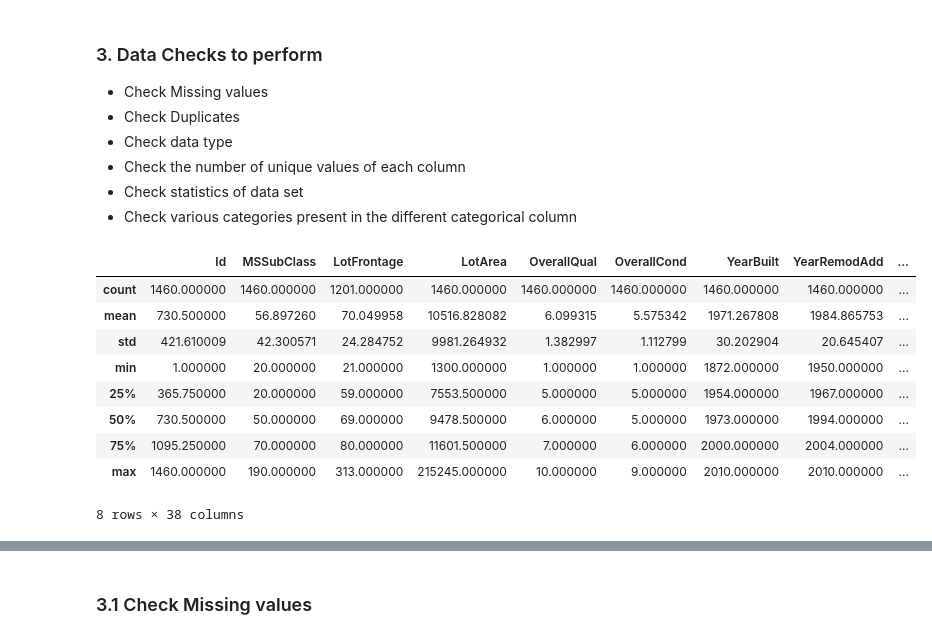
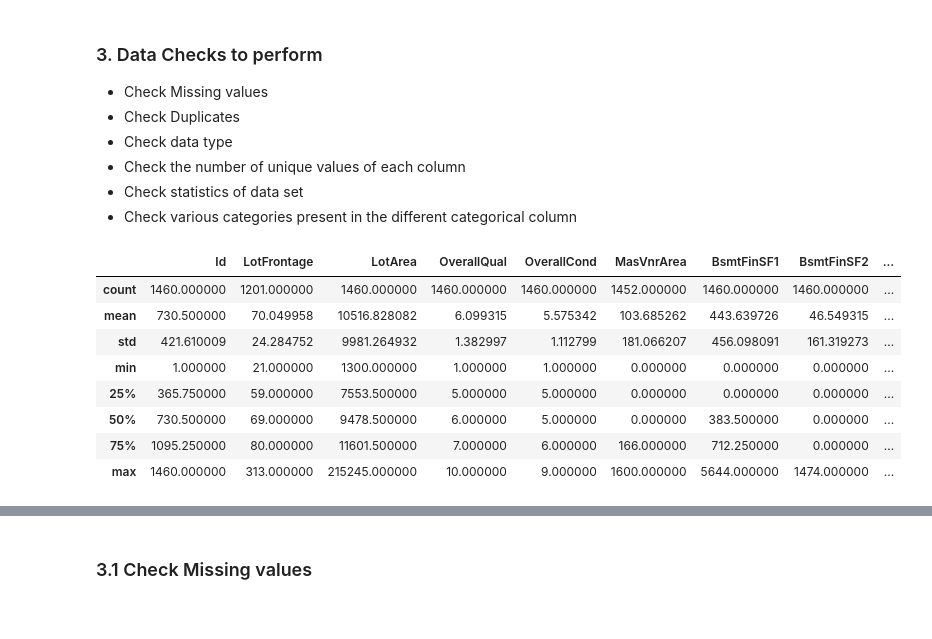
Before and after one commit to VeerendraK153/ml-project-e2e, a Jupyter notebook: notebook/House Price Prediction EDA.ipynb, the cells around one changed output, grey strips where cells are left out. Drawn from its saved outputs; the diff is of its cells as text; code cells hidden in the pictures.

```diff
--- a/notebook/House Price Prediction EDA.ipynb
+++ b/notebook/House Price Prediction EDA.ipynb
@@ -50,0 +69,8 @@ df.head()
+# %%
+df_copy = df.copy()
+# %%
+df_copy['MSSubClass'] = df_copy['MSSubClass'].astype('str') # Since MSSubClass is a categorical variable, we convert it to string type
+df_copy['age']=df['YrSold']-df['YearBuilt'] #calculate age of the house
+df_copy['age_mod']=df['YearRemodAdd']-df['YearBuilt'] #calculate age of the house before remodeling
+df_copy['garage_age']=df['YrSold']-df['GarageYrBlt'] #calculate age of the garage
+df_copy.drop(['YrSold','YearBuilt','YearRemodAdd','GarageYrBlt'],axis=1,inplace=True) #remove the columns that are not needed anymore
@@ -96,15 +123,14 @@ Index(['Id', 'MSSubClass', 'MSZoning', 'LotFrontage', 'LotArea', 'Street',
 - Check statistics of data set
 - Check various categories present in the different categorical column
 # %%
-df.describe()
+df_copy.describe()
 # %% [output]
-|  | Id | MSSubClass | LotFrontage | LotArea | OverallQual | OverallCond | YearBuilt | YearRemodAdd | ... |
-| count | 1460.000000 | 1460.000000 | 1201.000000 | 1460.000000 | 1460.000000 | 1460.000000 | 1460.000000 | 1460.000000 | ... |
-| mean | 730.500000 | 56.897260 | 70.049958 | 10516.828082 | 6.099315 | 5.575342 | 1971.267808 | 1984.865753 | ... |
-| std | 421.610009 | 42.300571 | 24.284752 | 9981.264932 | 1.382997 | 1.112799 | 30.202904 | 20.645407 | ... |
-| min | 1.000000 | 20.000000 | 21.000000 | 1300.000000 | 1.000000 | 1.000000 | 1872.000000 | 1950.000000 | ... |
-| 25% | 365.750000 | 20.000000 | 59.000000 | 7553.500000 | 5.000000 | 5.000000 | 1954.000000 | 1967.000000 | ... |
-| 50% | 730.500000 | 50.000000 | 69.000000 | 9478.500000 | 6.000000 | 5.000000 | 1973.000000 | 1994.000000 | ... |
-| 75% | 1095.250000 | 70.000000 | 80.000000 | 11601.500000 | 7.000000 | 6.000000 | 2000.000000 | 2004.000000 | ... |
-| max | 1460.000000 | 190.000000 | 313.000000 | 215245.000000 | 10.000000 | 9.000000 | 2010.000000 | 2010.000000 | ... |
+|  | Id | LotFrontage | LotArea | OverallQual | OverallCond | MasVnrArea | BsmtFinSF1 | BsmtFinSF2 | ... |
+| count | 1460.000000 | 1201.000000 | 1460.000000 | 1460.000000 | 1460.000000 | 1452.000000 | 1460.000000 | 1460.000000 | ... |
+| mean | 730.500000 | 70.049958 | 10516.828082 | 6.099315 | 5.575342 | 103.685262 | 443.639726 | 46.549315 | ... |
+| std | 421.610009 | 24.284752 | 9981.264932 | 1.382997 | 1.112799 | 181.066207 | 456.098091 | 161.319273 | ... |
+| min | 1.000000 | 21.000000 | 1300.000000 | 1.000000 | 1.000000 | 0.000000 | 0.000000 | 0.000000 | ... |
+| 25% | 365.750000 | 59.000000 | 7553.500000 | 5.000000 | 5.000000 | 0.000000 | 0.000000 | 0.000000 | ... |
+| 50% | 730.500000 | 69.000000 | 9478.500000 | 6.000000 | 5.000000 | 0.000000 | 383.500000 | 0.000000 | ... |
+| 75% | 1095.250000 | 80.000000 | 11601.500000 | 7.000000 | 6.000000 | 166.000000 | 712.250000 | 0.000000 | ... |
+| max | 1460.000000 | 313.000000 | 215245.000000 | 10.000000 | 9.000000 | 1600.000000 | 5644.000000 | 1474.000000 | ... |
-8 rows × 38 columns
```
Also changed, not shown: parts of 37 cells of this notebook, 1 other file.
